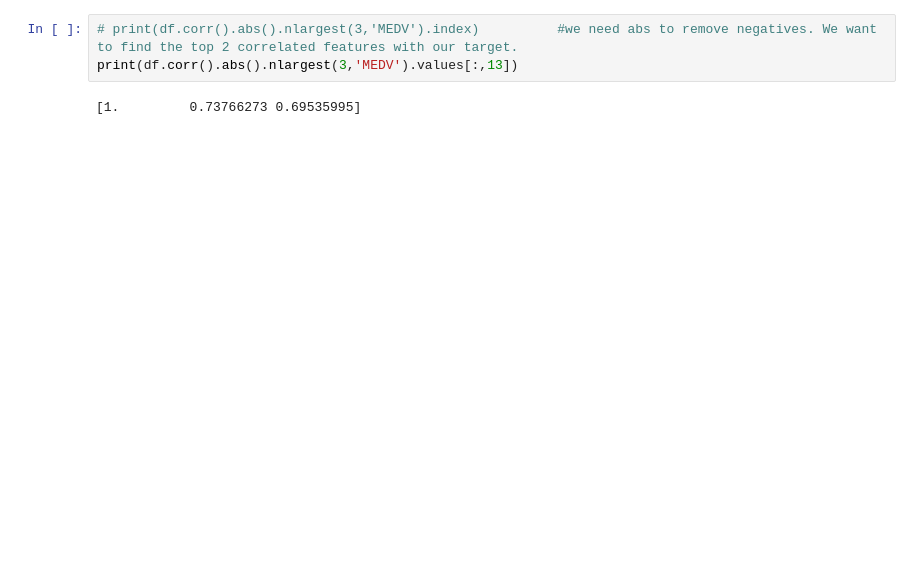
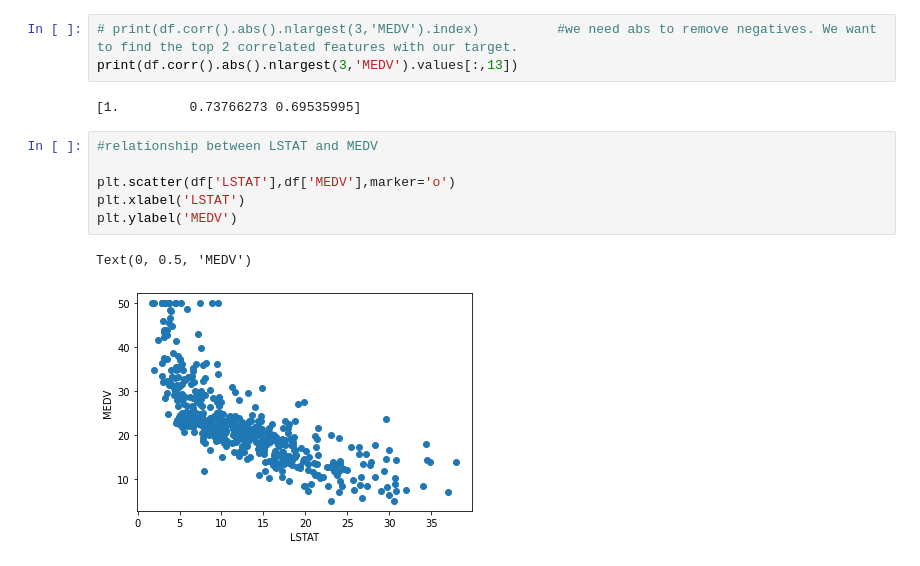
Before and after one commit to Konoko2004/Sales_Data_Analysis, a Jupyter notebook: Supervised_Learning_Linear_Regression.ipynb, the cells around one changed output. Saved outputs shown, nothing was run; the diff lists cells and outputs as text; blank space fills up the shorter version.

```diff
--- a/Supervised_Learning_Linear_Regression.ipynb
+++ b/Supervised_Learning_Linear_Regression.ipynb
@@ -56,3 +56,12 @@ df.corr()
 print(df.corr().abs().nlargest(3,'MEDV').values[:,13])
 # %% [output]
 [1.         0.73766273 0.69535995]
+# %%
+#relationship between LSTAT and MEDV
+
+plt.scatter(df['LSTAT'],df['MEDV'],marker='o')
+plt.xlabel('LSTAT')
+plt.ylabel('MEDV')
+# %% [output]
+Text(0, 0.5, 'MEDV')
+[figure, added]
```
Also changed, not shown: parts of 1 cell of this notebook.
